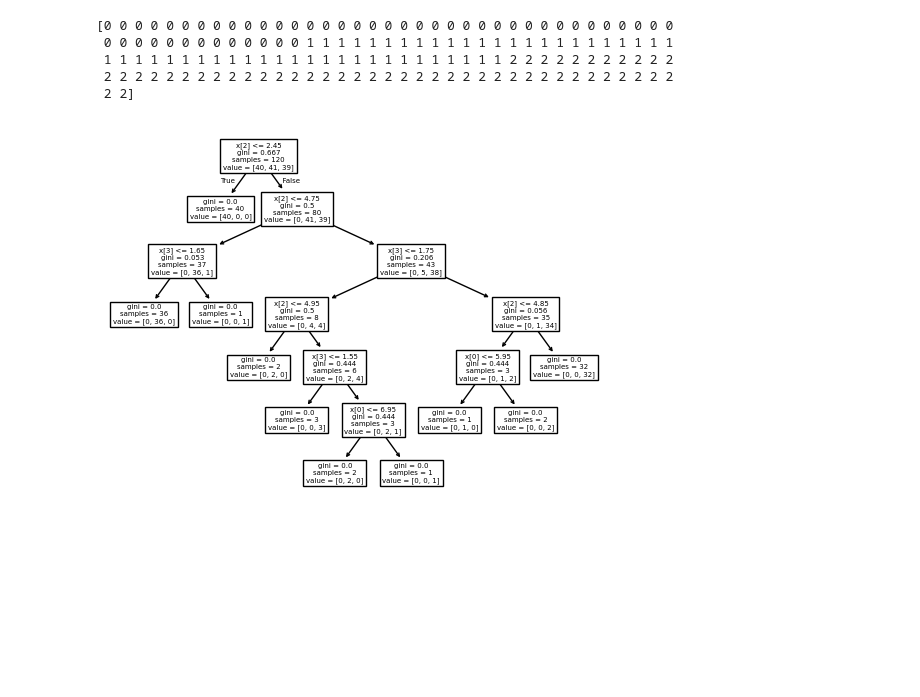
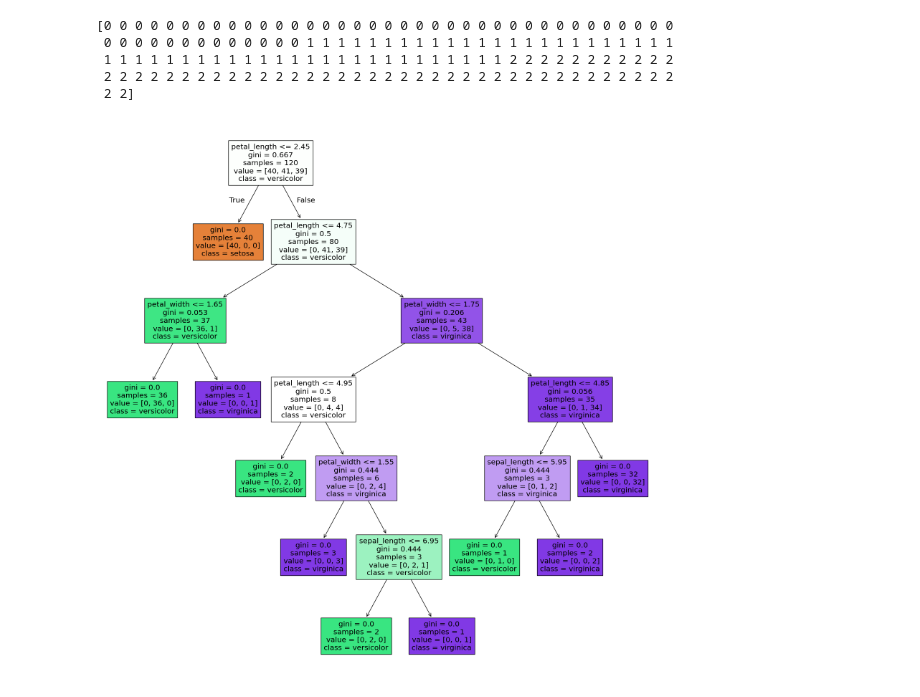
Before and after one commit to XavZol/Machine-Learning, a Jupyter notebook: Machine_Learning_1.ipynb, the cells around one changed output. Cells and saved outputs as stored; diff of their text form; code cells hidden in the pictures; blank space fills up the shorter version.

```diff
--- a/Machine_Learning_1.ipynb
+++ b/Machine_Learning_1.ipynb
@@ -63,8 +63,9 @@ print(y)
 # %%
 X_entrena, X_prueba, y_entrena, y_prueba = train_test_split(X, y, train_size=0.8, random_state=42)
 arbol = DecisionTreeClassifier()
 arbol.fit(X_entrena, y_entrena)
-plot_tree(decision_tree=arbol)
+plt.figure(figsize=(20,20))
+plot_tree(decision_tree=arbol, class_names=["setosa", "versicolor", "virginica"], feature_names=df.columns.to_list(), filled=True)
 plt.show()
 # %% [output]
-[figure, old version]
+[figure, new version]
```
Also changed, not shown: 1 other file.
